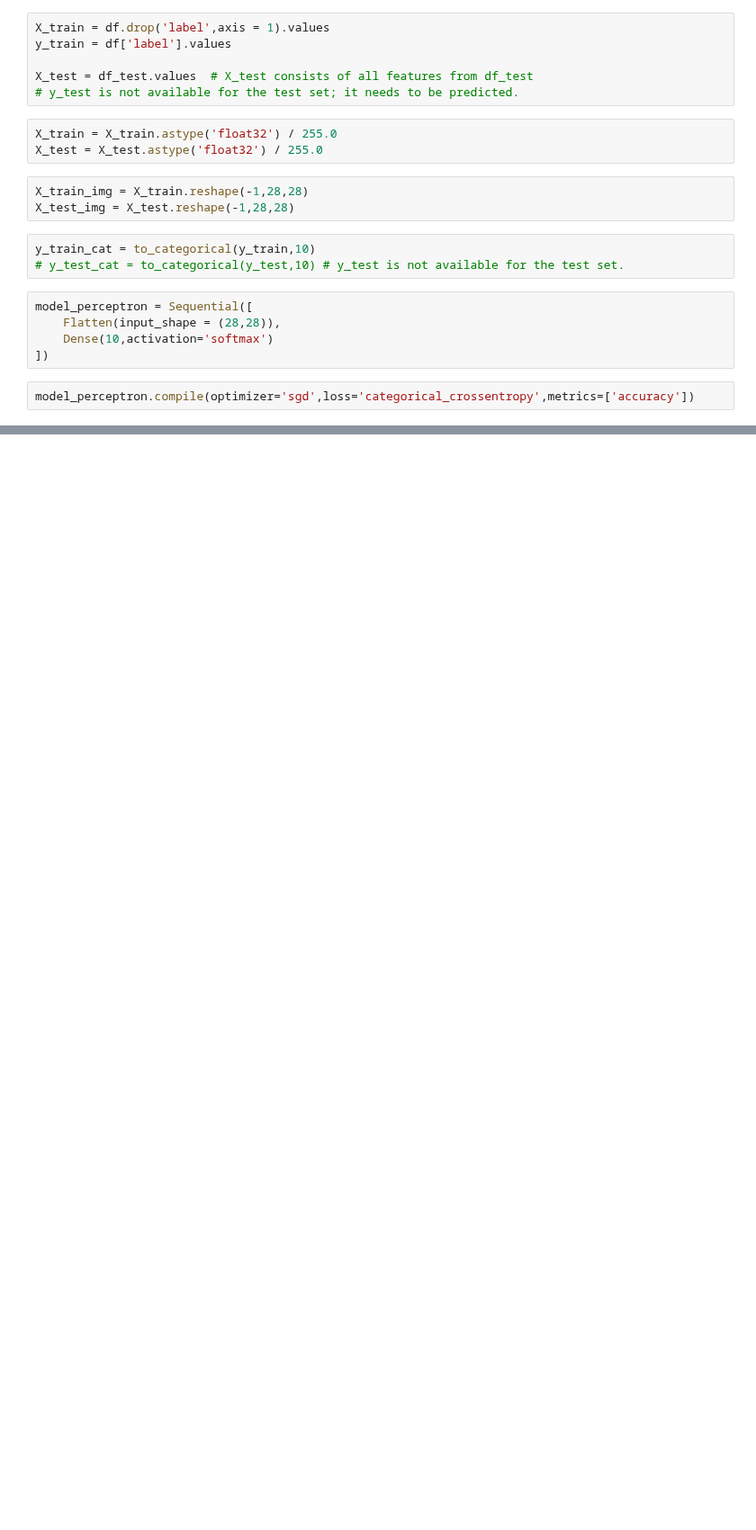
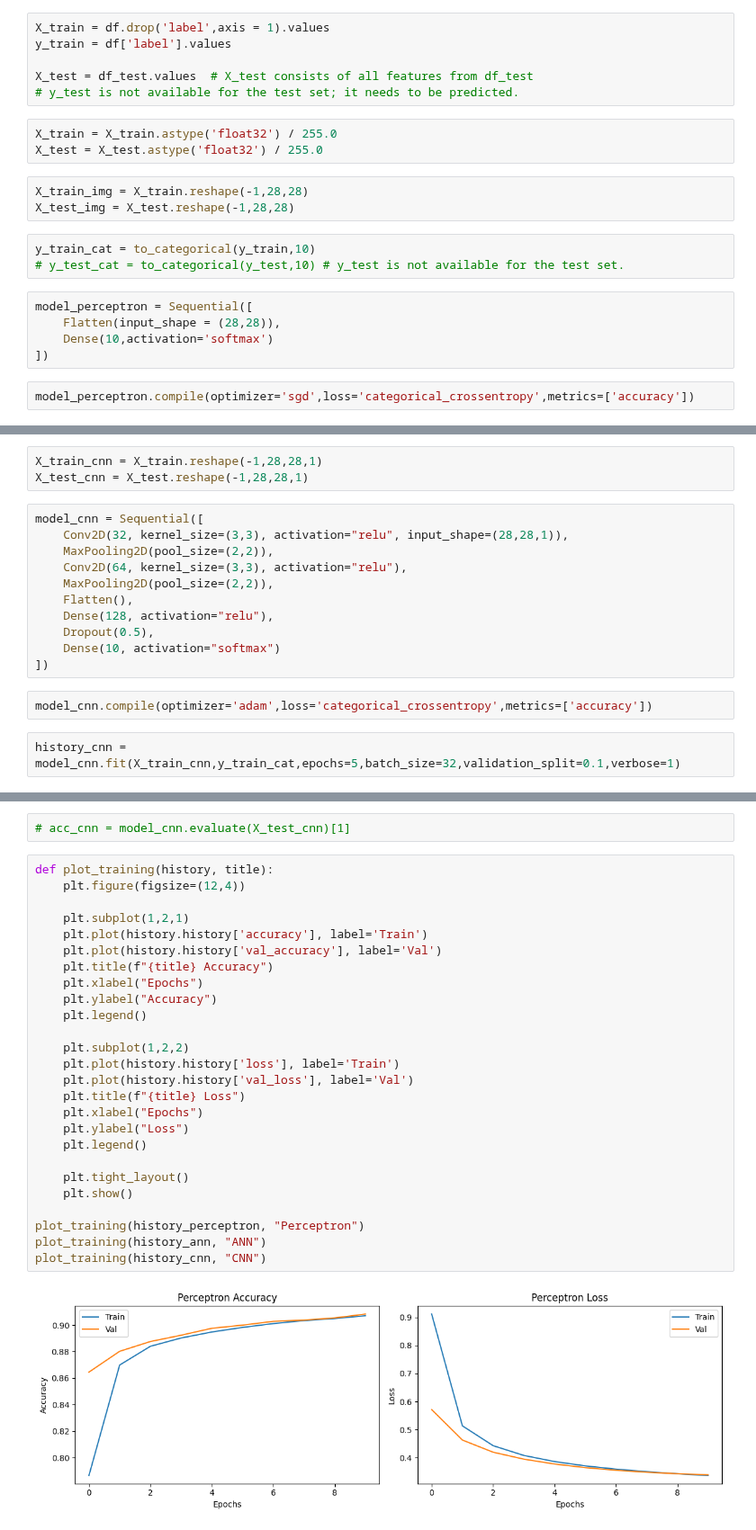
Before and after one commit to soumensen411/Deep-Learning-Model, a Jupyter notebook: CNN/CNN_Project.ipynb, the cells around one changed output, grey strips where cells are left out. Shown at 90% size. Cells and saved outputs as stored; diff of their text form; blank space fills up the shorter version.

```diff
--- a/CNN/CNN_Project.ipynb
+++ b/CNN/CNN_Project.ipynb
@@ -101,0 +155,18 @@ Epoch 5/5
+# %%
+X_train_cnn = X_train.reshape(-1,28,28,1)
+X_test_cnn = X_test.reshape(-1,28,28,1)
+# %%
+model_cnn = Sequential([
+    Conv2D(32, kernel_size=(3,3), activation="relu", input_shape=(28,28,1)),
+    MaxPooling2D(pool_size=(2,2)),
+    Conv2D(64, kernel_size=(3,3), activation="relu"),
+    MaxPooling2D(pool_size=(2,2)),
+    Flatten(),
+    Dense(128, activation="relu"),
+    Dropout(0.5),
+    Dense(10, activation="softmax")
+])
+# %%
+model_cnn.compile(optimizer='adam',loss='categorical_crossentropy',metrics=['accuracy'])
+# %%
+history_cnn = model_cnn.fit(X_train_cnn,y_train_cat,epochs=5,batch_size=32,validation_split=0.1,verbose=1)
@@ -101,0 +184,30 @@ Epoch 5/5
+# %%
+# acc_cnn = model_cnn.evaluate(X_test_cnn)[1]
+# %%
+def plot_training(history, title):
+    plt.figure(figsize=(12,4))
+
+    plt.subplot(1,2,1)
+    plt.plot(history.history['accuracy'], label='Train')
+    plt.plot(history.history['val_accuracy'], label='Val')
+    plt.title(f"{title} Accuracy")
+    plt.xlabel("Epochs")
+    plt.ylabel("Accuracy")
+    plt.legend()
+
+    plt.subplot(1,2,2)
+    plt.plot(history.history['loss'], label='Train')
+    plt.plot(history.history['val_loss'], label='Val')
+    plt.title(f"{title} Loss")
+    plt.xlabel("Epochs")
+    plt.ylabel("Loss")
+    plt.legend()
+
+    plt.tight_layout()
+    plt.show()
+
+plot_training(history_perceptron, "Perceptron")
+plot_training(history_ann, "ANN")
+plot_training(history_cnn, "CNN")
+# %% [output]
+[figure, added]
```
Also changed, not shown: parts of 10 cells of this notebook.
